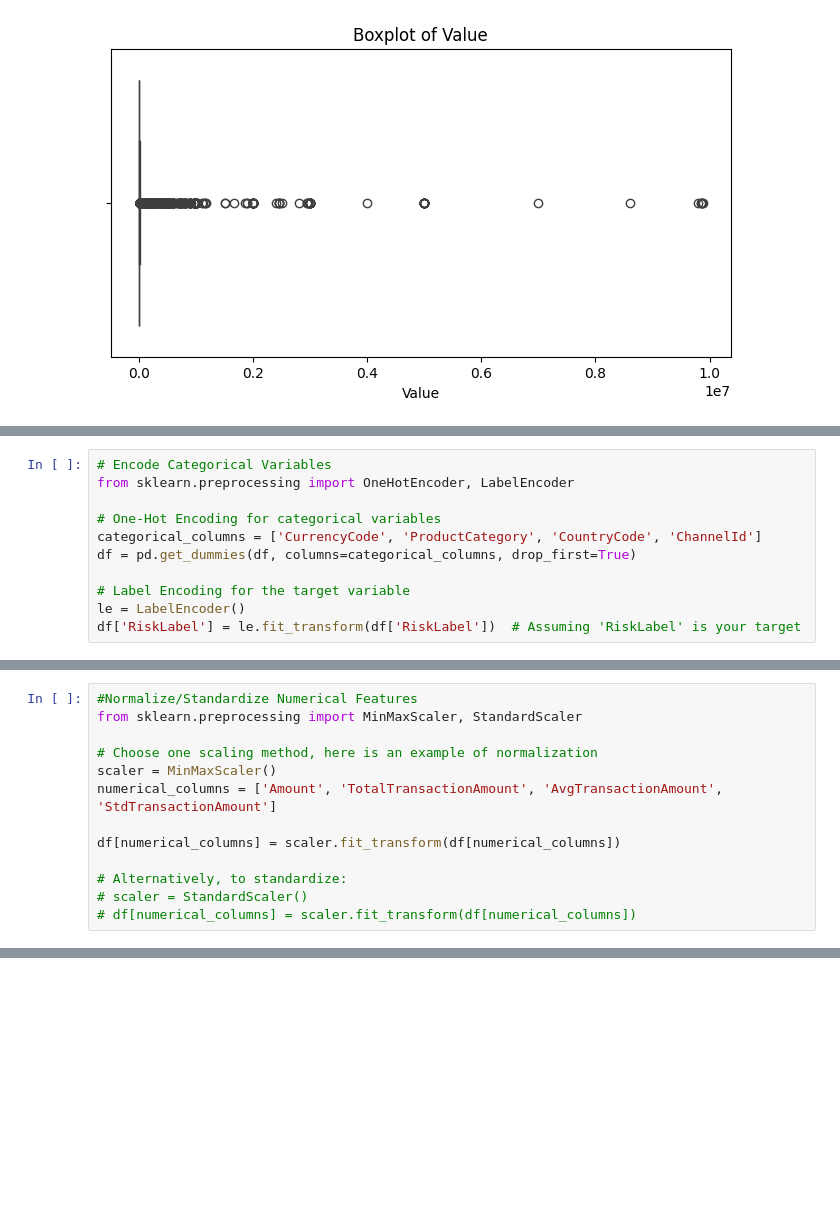
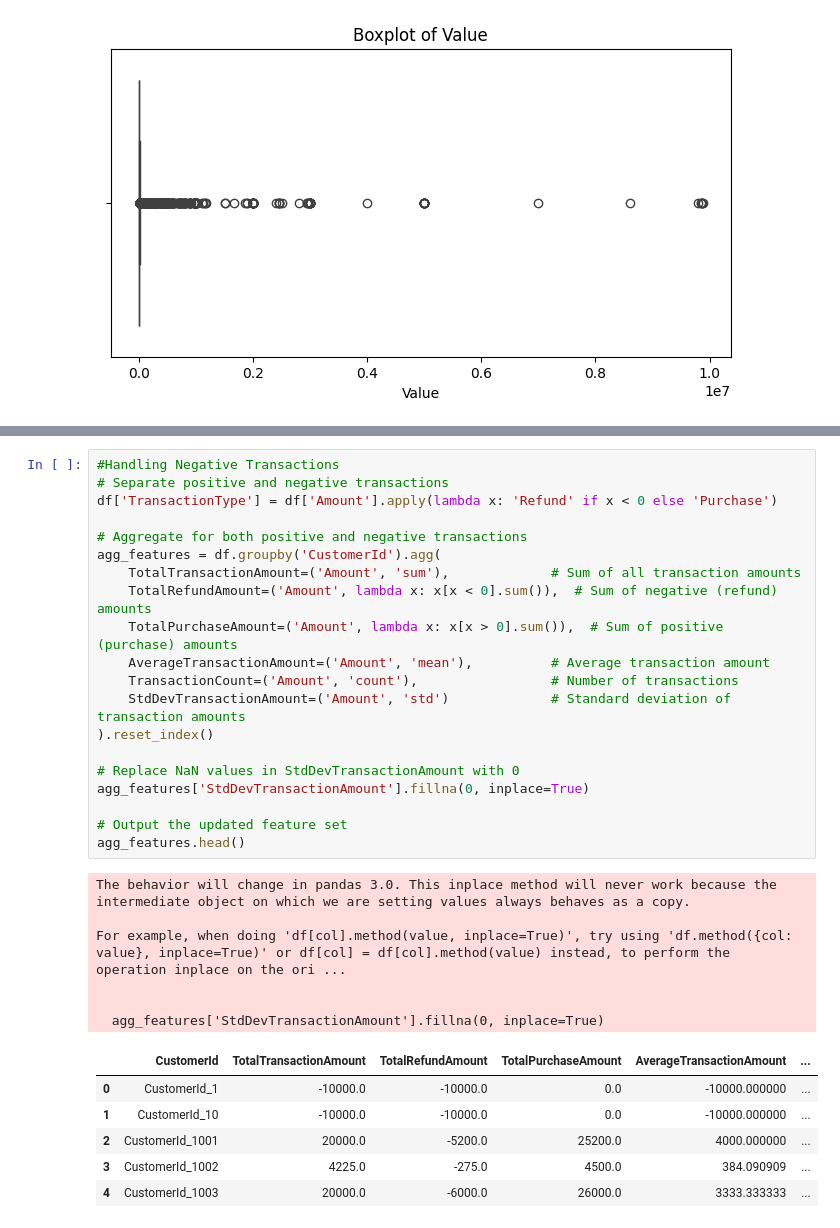
Before and after one commit to plony/week6_challenge, a Jupyter notebook: notebook/EDA.ipynb, the cells around one changed output, grey strips where cells are left out. Drawn from its saved outputs; the diff is of its cells as text; blank space fills up the shorter version.

```diff
--- a/notebook/EDA.ipynb
+++ b/notebook/EDA.ipynb
@@ -244,11 +142,0 @@ df['TransactionYear'] = df['TransactionStartTime'].dt.year
-# %%
-# Encode Categorical Variables
-from sklearn.preprocessing import OneHotEncoder, LabelEncoder
-
-# One-Hot Encoding for categorical variables
-categorical_columns = ['CurrencyCode', 'ProductCategory', 'CountryCode', 'ChannelId']
-df = pd.get_dummies(df, columns=categorical_columns, drop_first=True)
-
-# Label Encoding for the target variable
-le = LabelEncoder()
-df['RiskLabel'] = le.fit_transform(df['RiskLabel'])  # Assuming 'RiskLabel' is your target
@@ -290,13 +142,0 @@ KeyError: 'ProductCategory'
-# %%
-#Normalize/Standardize Numerical Features
-from sklearn.preprocessing import MinMaxScaler, StandardScaler
-
-# Choose one scaling method, here is an example of normalization
-scaler = MinMaxScaler()
-numerical_columns = ['Amount', 'TotalTransactionAmount', 'AvgTransactionAmount', 'StdTransactionAmount']
-
-df[numerical_columns] = scaler.fit_transform(df[numerical_columns])
-
-# Alternatively, to standardize:
-# scaler = StandardScaler()
-# df[numerical_columns] = scaler.fit_transform(df[numerical_columns])
@@ -306,0 +165,33 @@ print(df.describe())  # Get summary statistics
+# %%
+#Handling Negative Transactions
+# Separate positive and negative transactions
+df['TransactionType'] = df['Amount'].apply(lambda x: 'Refund' if x < 0 else 'Purchase')
+
+# Aggregate for both positive and negative transactions
+agg_features = df.groupby('CustomerId').agg(
+    TotalTransactionAmount=('Amount', 'sum'),             # Sum of all transaction amounts
+    TotalRefundAmount=('Amount', lambda x: x[x < 0].sum()),  # Sum of negative (refund) amounts
+    TotalPurchaseAmount=('Amount', lambda x: x[x > 0].sum()),  # Sum of positive (purchase) amounts
+    AverageTransactionAmount=('Amount', 'mean'),          # Average transaction amount
+    TransactionCount=('Amount', 'count'),                 # Number of transactions
+    StdDevTransactionAmount=('Amount', 'std')             # Standard deviation of transaction amounts
+).reset_index()
+
+# Replace NaN values in StdDevTransactionAmount with 0
+agg_features['StdDevTransactionAmount'].fillna(0, inplace=True)
+
+# Output the updated feature set
+agg_features.head()
+# %% [output]
+The behavior will change in pandas 3.0. This inplace method will never work because the intermediate object on which we are setting values always behaves as a copy.
+
+For example, when doing 'df[col].method(value, inplace=True)', try using 'df.method({col: value}, inplace=True)' or df[col] = df[col].method(value) instead, to perform the operation inplace on the ori ...
+
+
+  agg_features['StdDevTransactionAmount'].fillna(0, inplace=True)
+|  | CustomerId | TotalTransactionAmount | TotalRefundAmount | TotalPurchaseAmount | AverageTransactionAmount | ... |
+| 0 | CustomerId_1 | -10000.0 | -10000.0 | 0.0 | -10000.000000 | ... |
+| 1 | CustomerId_10 | -10000.0 | -10000.0 | 0.0 | -10000.000000 | ... |
+| 2 | CustomerId_1001 | 20000.0 | -5200.0 | 25200.0 | 4000.000000 | ... |
+| 3 | CustomerId_1002 | 4225.0 | -275.0 | 4500.0 | 384.090909 | ... |
+| 4 | CustomerId_1003 | 20000.0 | -6000.0 | 26000.0 | 3333.333333 | ... |
```
Also changed, not shown: parts of 43 cells of this notebook, 4 other files.
